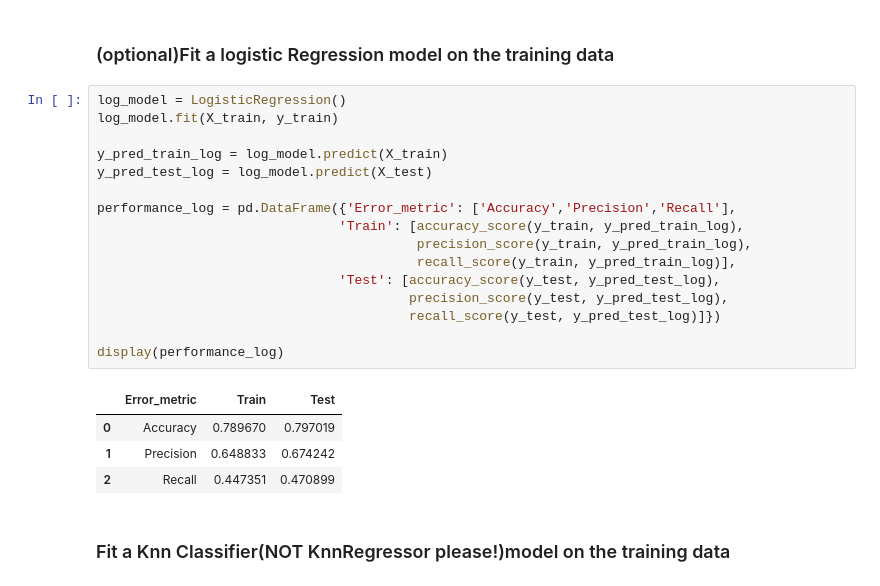
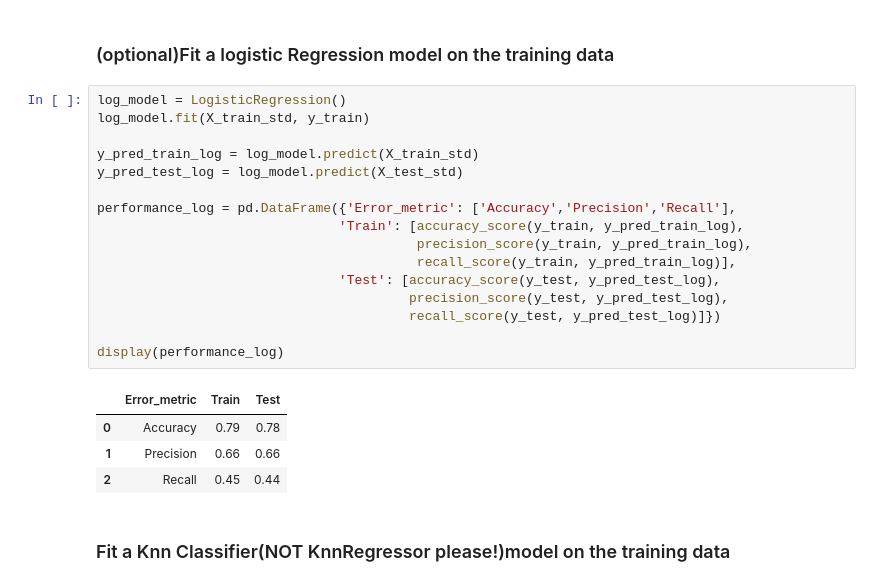
Before and after one commit to tahora-23/IH_AB_DA_FT_MAY_2023, a Jupyter notebook: Labs/7thWeek/classification.ipynb, the cells around one changed output. Cells and saved outputs as stored; diff of their text form.

```diff
--- a/Labs/7thWeek/classification.ipynb
+++ b/Labs/7thWeek/classification.ipynb
@@ -153,25 +153,25 @@ X_test_std = scaler.transform(X_test)
 ### (optional)Fit a logistic Regression model on the training data
 # %%
 log_model = LogisticRegression()
-log_model.fit(X_train, y_train)
+log_model.fit(X_train_std, y_train)
 
-y_pred_train_log = log_model.predict(X_train)
-y_pred_test_log = log_model.predict(X_test)
+y_pred_train_log = log_model.predict(X_train_std)
+y_pred_test_log = log_model.predict(X_test_std)
 
 performance_log = pd.DataFrame({'Error_metric': ['Accuracy','Precision','Recall'],
                                'Train': [accuracy_score(y_train, y_pred_train_log),
                                          precision_score(y_train, y_pred_train_log),
                                          recall_score(y_train, y_pred_train_log)],
                                'Test': [accuracy_score(y_test, y_pred_test_log),
                                         precision_score(y_test, y_pred_test_log),
                                         recall_score(y_test, y_pred_test_log)]})
 
 display(performance_log)
 # %% [output]
 |  | Error_metric | Train | Test |
-| 0 | Accuracy | 0.789670 | 0.797019 |
-| 1 | Precision | 0.648833 | 0.674242 |
-| 2 | Recall | 0.447351 | 0.470899 |
+| 0 | Accuracy | 0.79 | 0.78 |
+| 1 | Precision | 0.66 | 0.66 |
+| 2 | Recall | 0.45 | 0.44 |
 # %% [markdown]
 ### Fit a Knn Classifier(NOT KnnRegressor please!)model on the training data
 # %%
```
Also changed, not shown: parts of 8 cells of this notebook.
